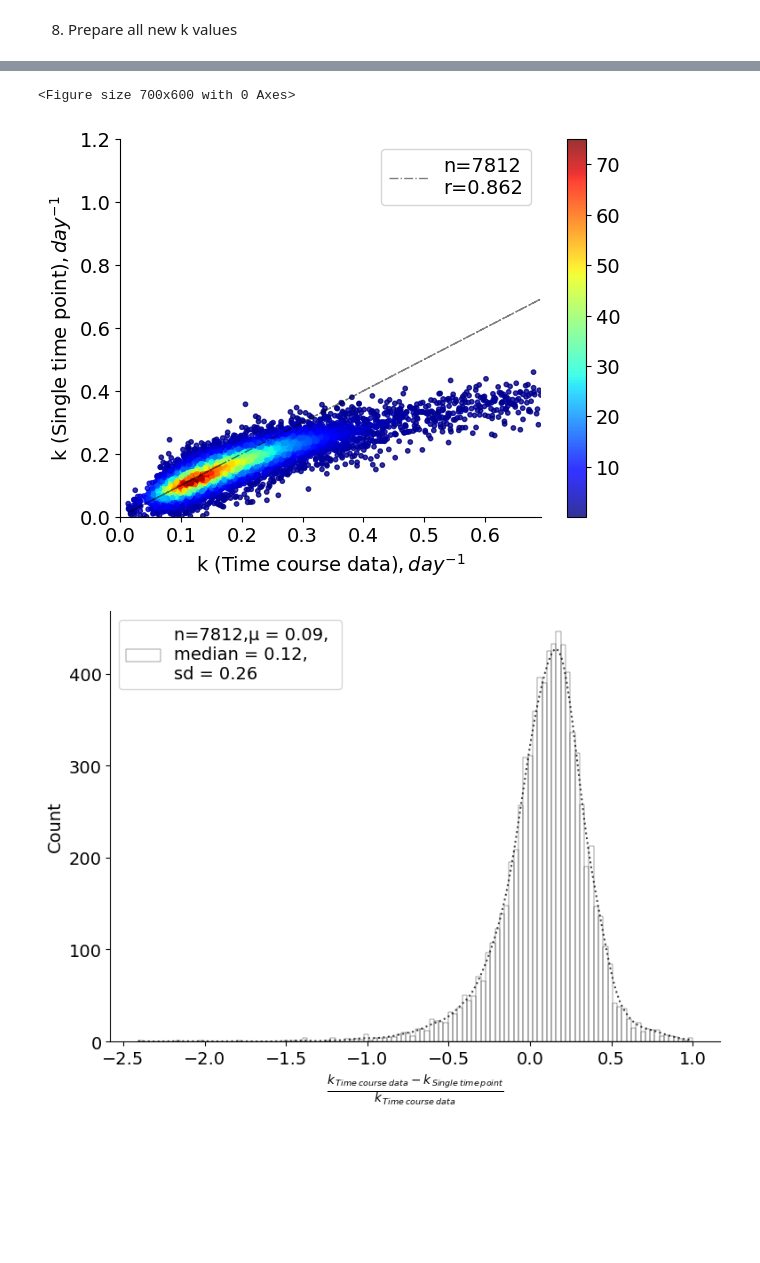
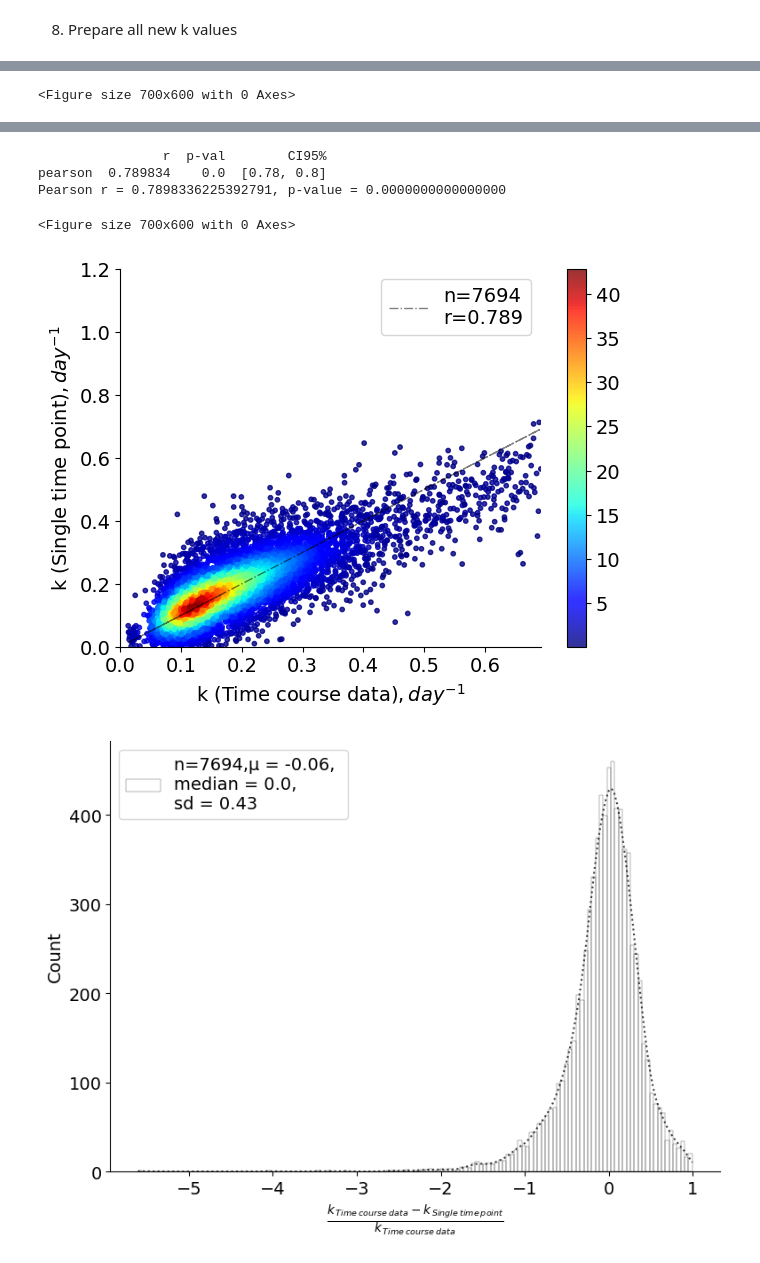
Before and after one commit to henockmamo54/TimePointSelection_paperAnalysis, a Jupyter notebook: Final/GenerateFigures/PlotGen-liver.ipynb, the cells around one changed output, grey strips where cells are left out. Drawn from its saved outputs; the diff is of its cells as text; code cells hidden in the pictures; blank space fills up the shorter version.

```diff
--- a/Final/GenerateFigures/PlotGen-liver.ipynb
+++ b/Final/GenerateFigures/PlotGen-liver.ipynb
@@ -183,6 +187,12 @@ def plot_hitmap(x,y,time,path="",title=""):
     z = gaussian_kde(xy)(xy)
     r=np.corrcoef(x,y)
 
+    result = pg.corr(x, y, method='pearson')
+    print(result[['r', 'p-val', 'CI95%']])
+
+    rr, p_value = stats.pearsonr(np.array(x).flatten(),np.array(y).flatten())
+    print(f"Pearson r = {rr}, p-value = {p_value:.16f}")
+
     # Create the main plot
     _, ax1 = plt.subplots()
 
@@ -356,7 +366,7 @@ allmerged.shape
 # # for _time in tqdm([6 ,7,16]):
 #     for _rsquared in [0.99,0.95,0.9][::-1]:
 
-_time = 2
+_time = 1
 _rsquared= 0.9
 
 try:
@@ -414,0 +427 @@ except Exception as exp:
+<Figure size 700x600 with 0 Axes>
@@ -417,4 +430,7 @@ except Exception as exp:
-<Figure size 700x600 with 0 Axes>
+                r  p-val        CI95%
+pearson  0.789834    0.0  [0.78, 0.8]
+Pearson r = 0.7898336225392791, p-value = 0.0000000000000000
+<Figure size 700x600 with 0 Axes>
-[figure, old version]
+[figure, new version]
-[figure, old version]
+[figure, new version]
 # %%
```
Also changed, not shown: parts of 5 cells of this notebook, 16 other files.
